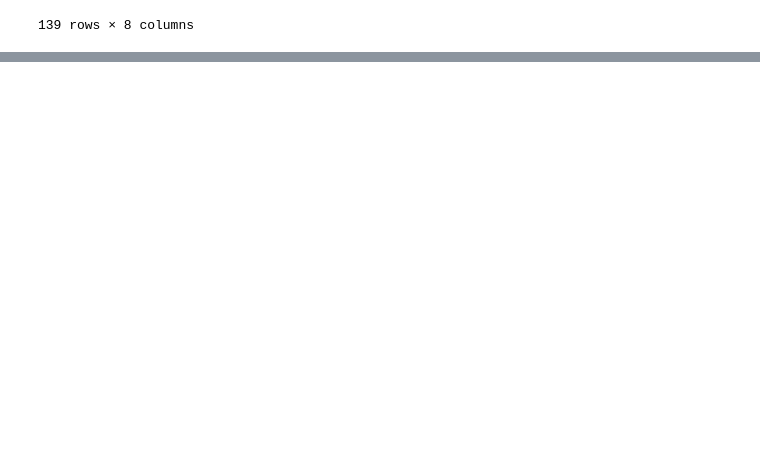
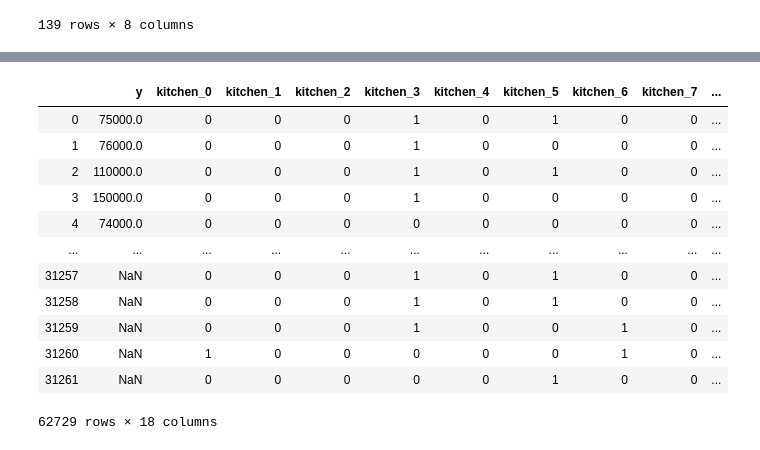
Before and after one commit to yaneura-no-gomi/mynavi_2019, a Jupyter notebook: notebook/Untitled.ipynb, the cells around one changed output, grey strips where cells are left out. Cells and saved outputs as stored; diff of their text form; code cells hidden in the pictures; blank space fills up the shorter version.

```diff
--- a/notebook/Untitled.ipynb
+++ b/notebook/Untitled.ipynb
@@ -310,0 +338,4 @@ train.groupby('broadcast_com').describe()['y']
+# %%
+k_uni = set(hoge)
+k_uni = sorted(list(k_uni))
+k_uni
@@ -310,0 +388,29 @@ train.groupby('broadcast_com').describe()['y']
+# %%
+df = pd.concat([train,test])
+for i,v in enumerate(k_uni[1:]):
+    l = []
+#     print(v)
+    for k in kitchen.fillna(' '):
+        if v in k:
+#             print(k)
+            l.append(1)
+        else:
+            l.append(0)
+#     print(len(l))
+    df['kitchen_'+str(i)] = l
+# %%
+df.iloc[:,-1*len(k_uni):]
+# %% [output]
+|  | y | kitchen_0 | kitchen_1 | kitchen_2 | kitchen_3 | kitchen_4 | kitchen_5 | kitchen_6 | kitchen_7 | ... |
+| 0 | 75000.0 | 0 | 0 | 0 | 1 | 0 | 1 | 0 | 0 | ... |
+| 1 | 76000.0 | 0 | 0 | 0 | 1 | 0 | 0 | 0 | 0 | ... |
+| 2 | 110000.0 | 0 | 0 | 0 | 1 | 0 | 1 | 0 | 0 | ... |
+| 3 | 150000.0 | 0 | 0 | 0 | 1 | 0 | 0 | 0 | 0 | ... |
+| 4 | 74000.0 | 0 | 0 | 0 | 0 | 0 | 0 | 0 | 0 | ... |
+| ... | ... | ... | ... | ... | ... | ... | ... | ... | ... | ... |
+| 31257 | NaN | 0 | 0 | 0 | 1 | 0 | 1 | 0 | 0 | ... |
+| 31258 | NaN | 0 | 0 | 0 | 1 | 0 | 1 | 0 | 0 | ... |
+| 31259 | NaN | 0 | 0 | 0 | 1 | 0 | 0 | 1 | 0 | ... |
+| 31260 | NaN | 1 | 0 | 0 | 0 | 0 | 0 | 1 | 0 | ... |
+| 31261 | NaN | 0 | 0 | 0 | 0 | 0 | 1 | 0 | 0 | ... |
+62729 rows × 18 columns
```
Also changed, not shown: parts of 31 cells of this notebook, 1 other file.
